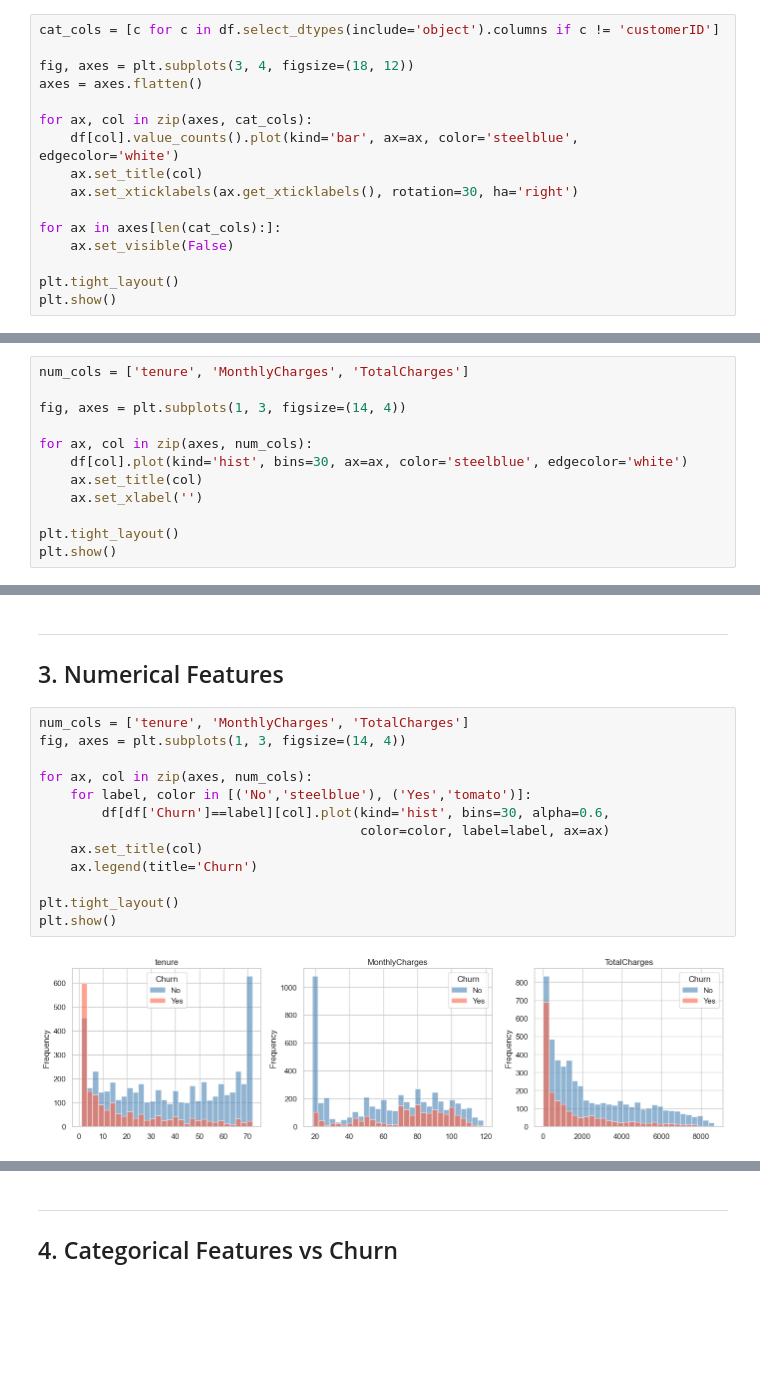
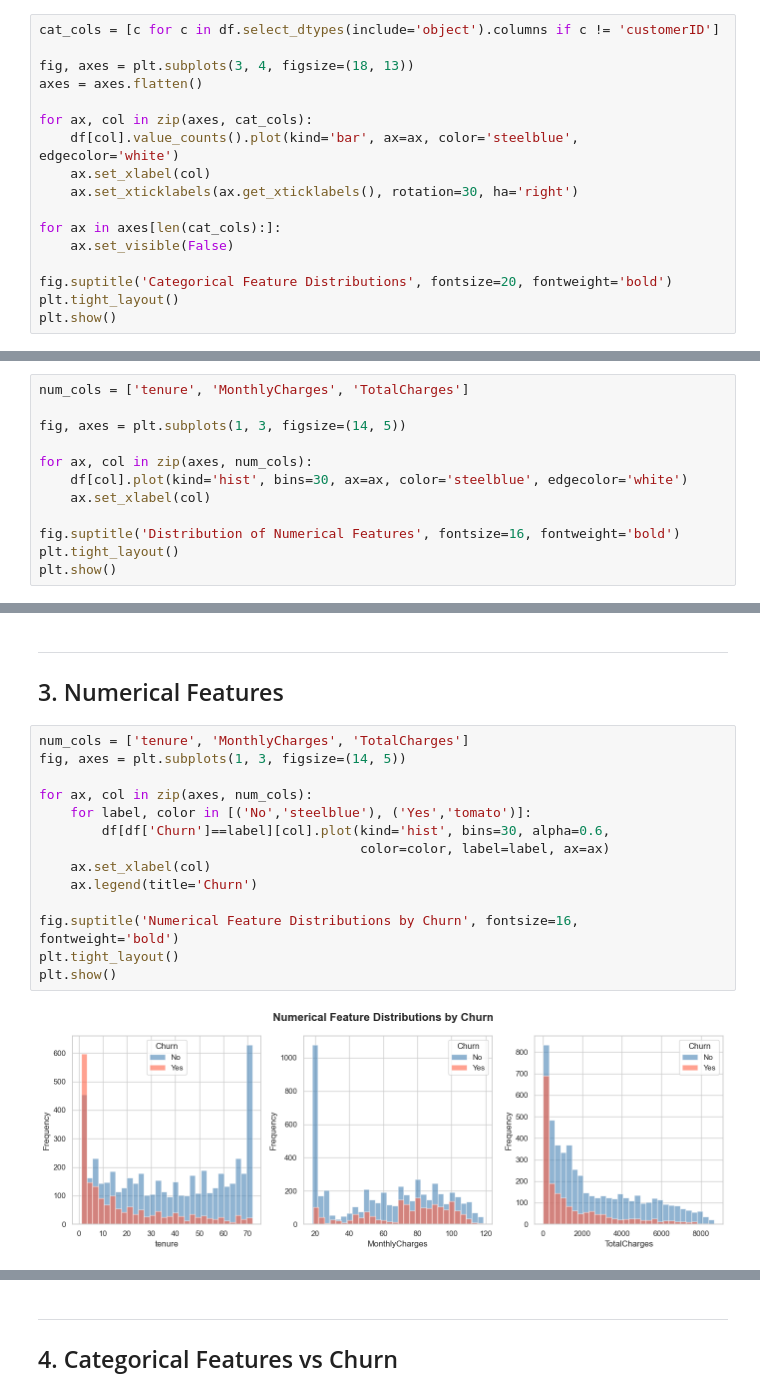
Before and after one commit to truongtan29602/customer-churn-sparkml, a Jupyter notebook: notebooks/customer_churn_visualisation.ipynb, the cells around one changed output, grey strips where cells are left out. Saved outputs shown, nothing was run; the diff lists cells and outputs as text; blank space fills up the shorter version.

```diff
--- a/notebooks/customer_churn_visualisation.ipynb
+++ b/notebooks/customer_churn_visualisation.ipynb
@@ -66,17 +67,18 @@ plt.show()
 # %%
 cat_cols = [c for c in df.select_dtypes(include='object').columns if c != 'customerID']
 
-fig, axes = plt.subplots(3, 4, figsize=(18, 12))
+fig, axes = plt.subplots(3, 4, figsize=(18, 13))
 axes = axes.flatten()
 
 for ax, col in zip(axes, cat_cols):
     df[col].value_counts().plot(kind='bar', ax=ax, color='steelblue', edgecolor='white')
-    ax.set_title(col)
+    ax.set_xlabel(col)
     ax.set_xticklabels(ax.get_xticklabels(), rotation=30, ha='right')
 
 for ax in axes[len(cat_cols):]:
     ax.set_visible(False)
 
+fig.suptitle('Categorical Feature Distributions', fontsize=20, fontweight='bold')
 plt.tight_layout()
 plt.show()
 # %% [output]
@@ -86,13 +88,13 @@ plt.show()
 # %%
 num_cols = ['tenure', 'MonthlyCharges', 'TotalCharges']
 
-fig, axes = plt.subplots(1, 3, figsize=(14, 4))
+fig, axes = plt.subplots(1, 3, figsize=(14, 5))
 
 for ax, col in zip(axes, num_cols):
     df[col].plot(kind='hist', bins=30, ax=ax, color='steelblue', edgecolor='white')
-    ax.set_title(col)
-    ax.set_xlabel('')
+    ax.set_xlabel(col)
 
+fig.suptitle('Distribution of Numerical Features', fontsize=16, fontweight='bold')
 plt.tight_layout()
 plt.show()
 # %% [output]
@@ -121,17 +124,18 @@ plt.show()
 ## 3. Numerical Features
 # %%
 num_cols = ['tenure', 'MonthlyCharges', 'TotalCharges']
-fig, axes = plt.subplots(1, 3, figsize=(14, 4))
+fig, axes = plt.subplots(1, 3, figsize=(14, 5))
 
 for ax, col in zip(axes, num_cols):
     for label, color in [('No','steelblue'), ('Yes','tomato')]:
         df[df['Churn']==label][col].plot(kind='hist', bins=30, alpha=0.6,
                                          color=color, label=label, ax=ax)
-    ax.set_title(col)
+    ax.set_xlabel(col)
     ax.legend(title='Churn')
 
+fig.suptitle('Numerical Feature Distributions by Churn', fontsize=16, fontweight='bold')
 plt.tight_layout()
 plt.show()
 # %% [output]
-[figure, old version]
+[figure, new version]
 # %%
```
Also changed, not shown: parts of 13 cells of this notebook.
